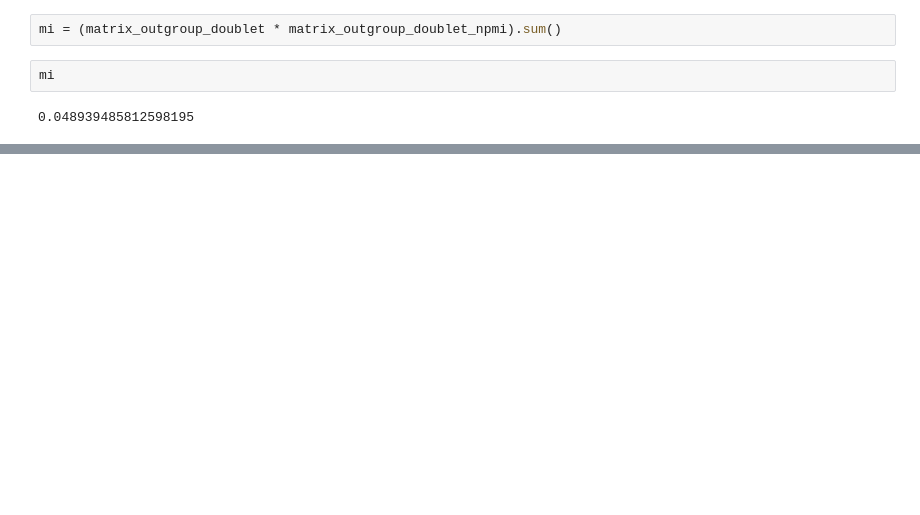
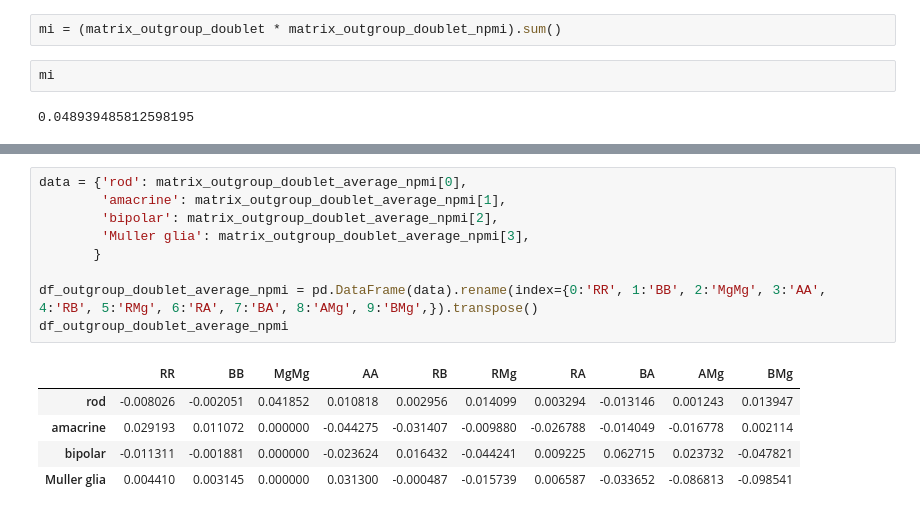
Before and after one commit to tranmartin45/elowitz, a Jupyter notebook: sandbox/triplet_motif_analysis_mi.ipynb, the cells around one changed output, grey strips where cells are left out. Saved outputs shown, nothing was run; the diff lists cells and outputs as text; blank space fills up the shorter version.

```diff
--- a/sandbox/triplet_motif_analysis_mi.ipynb
+++ b/sandbox/triplet_motif_analysis_mi.ipynb
@@ -434,0 +541,15 @@ mi
+# %%
+data = {'rod': matrix_outgroup_doublet_average_npmi[0],
+        'amacrine': matrix_outgroup_doublet_average_npmi[1],
+        'bipolar': matrix_outgroup_doublet_average_npmi[2],
+        'Muller glia': matrix_outgroup_doublet_average_npmi[3],
+       }
+
+df_outgroup_doublet_average_npmi = pd.DataFrame(data).rename(index={0:'RR', 1:'BB', 2:'MgMg', 3:'AA', 4:'RB', 5:'RMg', 6:'RA', 7:'BA', 8:'AMg', 9:'BMg',}).transpose()
+df_outgroup_doublet_average_npmi
+# %% [output]
+|  | RR | BB | MgMg | AA | RB | RMg | RA | BA | AMg | BMg |
+| rod | -0.008026 | -0.002051 | 0.041852 | 0.010818 | 0.002956 | 0.014099 | 0.003294 | -0.013146 | 0.001243 | 0.013947 |
+| amacrine | 0.029193 | 0.011072 | 0.000000 | -0.044275 | -0.031407 | -0.009880 | -0.026788 | -0.014049 | -0.016778 | 0.002114 |
+| bipolar | -0.011311 | -0.001881 | 0.000000 | -0.023624 | 0.016432 | -0.044241 | 0.009225 | 0.062715 | 0.023732 | -0.047821 |
+| Muller glia | 0.004410 | 0.003145 | 0.000000 | 0.031300 | -0.000487 | -0.015739 | 0.006587 | -0.033652 | -0.086813 | -0.098541 |
```
Also changed, not shown: parts of 19 cells of this notebook.
